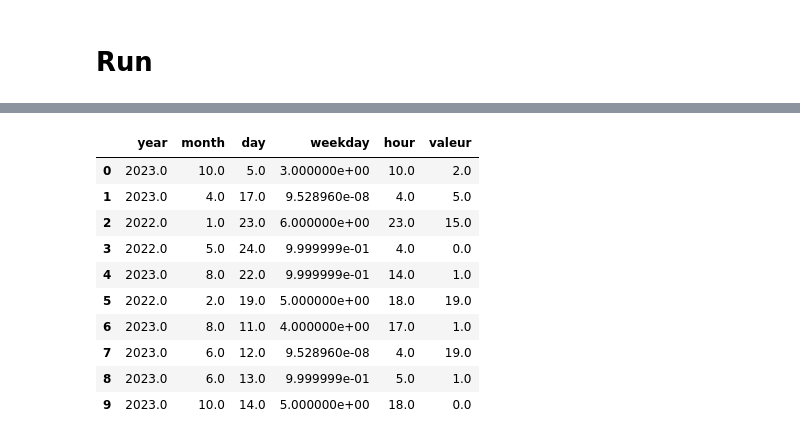
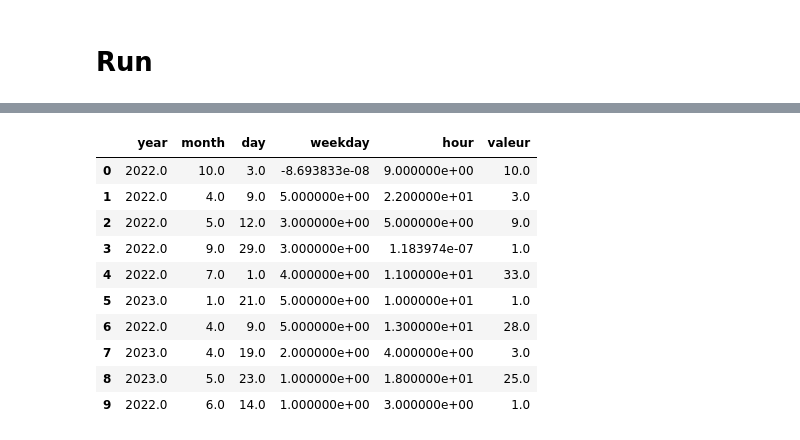
Before and after one commit to Magellol/montreal-aqi-predictions, a Jupyter notebook: index.ipynb, the cells around one changed output, grey strips where cells are left out. Saved outputs shown, nothing was run; the diff lists cells and outputs as text; code cells hidden in the pictures.

```diff
--- a/index.ipynb
+++ b/index.ipynb
@@ -104,23 +93,23 @@ df_train
 # %%
-dls = to = TabularPandas(
-  df_train,
+dls = TabularPandas(
+  df.reset_index(),
   procs=[Normalize],
   cat_names=[],
   cont_names=['year', 'month', 'day', 'weekday', 'hour'],
   y_names=['valeur'],
-  splits=RandomSplitter(valid_pct=0.2, seed=42)(range_of(df_train))
-).dataloaders()
+  splits=(train_idxs, valid_idxs)
+).dataloaders(bs=1200)
 
 dls.show_batch()
 # %% [output]
 |  | year | month | day | weekday | hour | valeur |
-| 0 | 2023.0 | 10.0 | 5.0 | 3.000000e+00 | 10.0 | 2.0 |
-| 1 | 2023.0 | 4.0 | 17.0 | 9.528960e-08 | 4.0 | 5.0 |
-| 2 | 2022.0 | 1.0 | 23.0 | 6.000000e+00 | 23.0 | 15.0 |
-| 3 | 2022.0 | 5.0 | 24.0 | 9.999999e-01 | 4.0 | 0.0 |
-| 4 | 2023.0 | 8.0 | 22.0 | 9.999999e-01 | 14.0 | 1.0 |
-| 5 | 2022.0 | 2.0 | 19.0 | 5.000000e+00 | 18.0 | 19.0 |
-| 6 | 2023.0 | 8.0 | 11.0 | 4.000000e+00 | 17.0 | 1.0 |
-| 7 | 2023.0 | 6.0 | 12.0 | 9.528960e-08 | 4.0 | 19.0 |
-| 8 | 2023.0 | 6.0 | 13.0 | 9.999999e-01 | 5.0 | 1.0 |
-| 9 | 2023.0 | 10.0 | 14.0 | 5.000000e+00 | 18.0 | 0.0 |
+| 0 | 2022.0 | 10.0 | 3.0 | -8.693833e-08 | 9.000000e+00 | 10.0 |
+| 1 | 2022.0 | 4.0 | 9.0 | 5.000000e+00 | 2.200000e+01 | 3.0 |
+| 2 | 2022.0 | 5.0 | 12.0 | 3.000000e+00 | 5.000000e+00 | 9.0 |
+| 3 | 2022.0 | 9.0 | 29.0 | 3.000000e+00 | 1.183974e-07 | 1.0 |
+| 4 | 2022.0 | 7.0 | 1.0 | 4.000000e+00 | 1.100000e+01 | 33.0 |
+| 5 | 2023.0 | 1.0 | 21.0 | 5.000000e+00 | 1.000000e+01 | 1.0 |
+| 6 | 2022.0 | 4.0 | 9.0 | 5.000000e+00 | 1.300000e+01 | 28.0 |
+| 7 | 2023.0 | 4.0 | 19.0 | 2.000000e+00 | 4.000000e+00 | 3.0 |
+| 8 | 2023.0 | 5.0 | 23.0 | 1.000000e+00 | 1.800000e+01 | 25.0 |
+| 9 | 2022.0 | 6.0 | 14.0 | 1.000000e+00 | 3.000000e+00 | 1.0 |
```
Also changed, not shown: parts of 9 cells of this notebook.
